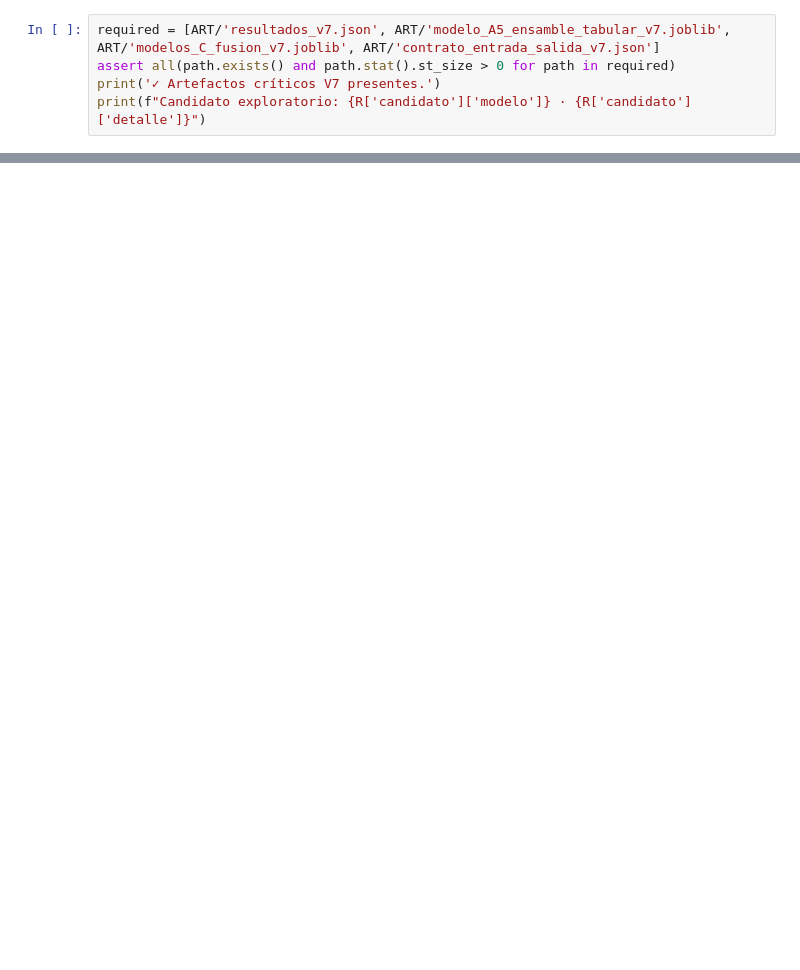
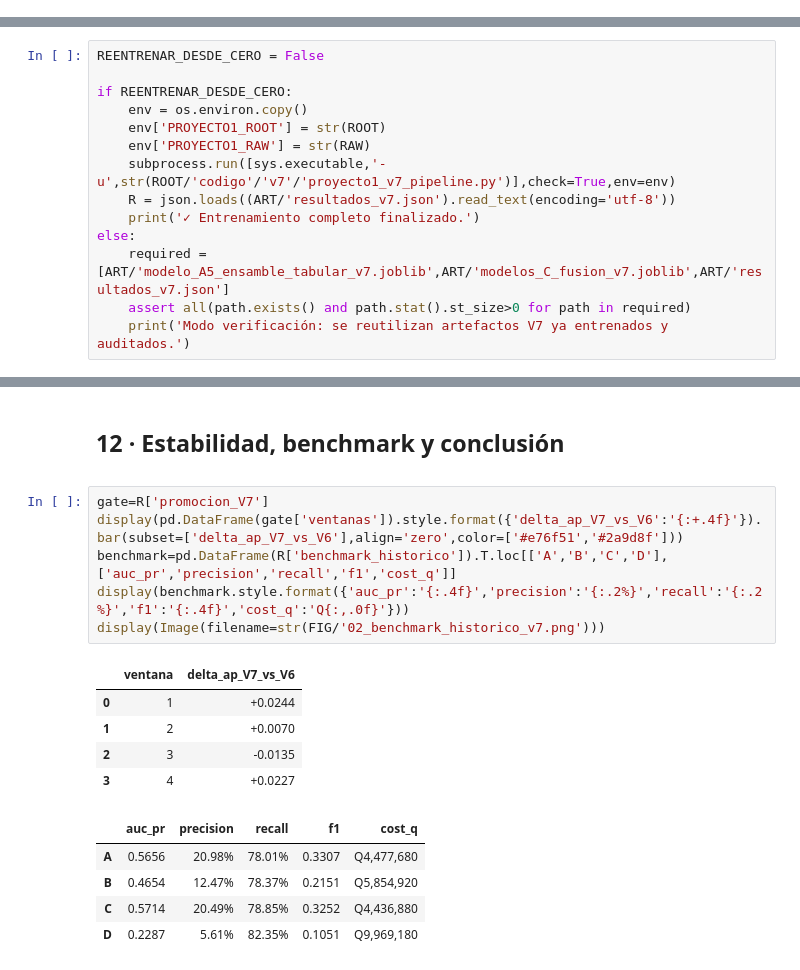
Before and after one commit to DanielBarillasM/Proyecto-1_Grupo-1_DLYSI_Sec-30, a Jupyter notebook: entregables/cuaderno/v7/proyecto1_calderon_barillas.ipynb, the cells around one changed output, grey strips where cells are left out. Cells and saved outputs as stored; diff of their text form; blank space fills up the shorter version.

```diff
--- a/entregables/cuaderno/v7/proyecto1_calderon_barillas.ipynb
+++ b/entregables/cuaderno/v7/proyecto1_calderon_barillas.ipynb
@@ -325,5 +0,0 @@ Gate de promoción: NO APROBADO. ΔAP global=+0.0111; reducción de costo=+8.68%
-# %%
-required = [ART/'resultados_v7.json', ART/'modelo_A5_ensamble_tabular_v7.joblib', ART/'modelos_C_fusion_v7.joblib', ART/'contrato_entrada_salida_v7.json']
-assert all(path.exists() and path.stat().st_size > 0 for path in required)
-print('✓ Artefactos críticos V7 presentes.')
-print(f"Candidato exploratorio: {R['candidato']['modelo']} · {R['candidato']['detalle']}")
@@ -332,0 +782,14 @@ Candidato exploratorio: A · A5_ensamble_tabular
+# %%
+REENTRENAR_DESDE_CERO = False
+
+if REENTRENAR_DESDE_CERO:
+    env = os.environ.copy()
+    env['PROYECTO1_ROOT'] = str(ROOT)
+    env['PROYECTO1_RAW'] = str(RAW)
+    subprocess.run([sys.executable,'-u',str(ROOT/'codigo'/'v7'/'proyecto1_v7_pipeline.py')],check=True,env=env)
+    R = json.loads((ART/'resultados_v7.json').read_text(encoding='utf-8'))
+    print('✓ Entrenamiento completo finalizado.')
+else:
+    required = [ART/'modelo_A5_ensamble_tabular_v7.joblib',ART/'modelos_C_fusion_v7.joblib',ART/'resultados_v7.json']
+    assert all(path.exists() and path.stat().st_size>0 for path in required)
+    print('Modo verificación: se reutilizan artefactos V7 ya entrenados y auditados.')
@@ -332,0 +820,19 @@ Candidato exploratorio: A · A5_ensamble_tabular
+# %% [markdown]
+<div class="section"><h2>12 · Estabilidad, benchmark y conclusión</h2></div>
+# %%
+gate=R['promocion_V7']
+display(pd.DataFrame(gate['ventanas']).style.format({'delta_ap_V7_vs_V6':'{:+.4f}'}).bar(subset=['delta_ap_V7_vs_V6'],align='zero',color=['#e76f51','#2a9d8f']))
+benchmark=pd.DataFrame(R['benchmark_historico']).T.loc[['A','B','C','D'],['auc_pr','precision','recall','f1','cost_q']]
+display(benchmark.style.format({'auc_pr':'{:.4f}','precision':'{:.2%}','recall':'{:.2%}','f1':'{:.4f}','cost_q':'Q{:,.0f}'}))
+display(Image(filename=str(FIG/'02_benchmark_historico_v7.png')))
+# %% [output]
+|  | ventana | delta_ap_V7_vs_V6 |
+| 0 | 1 | +0.0244 |
+| 1 | 2 | +0.0070 |
+| 2 | 3 | -0.0135 |
+| 3 | 4 | +0.0227 |
+|  | auc_pr | precision | recall | f1 | cost_q |
+| A | 0.5656 | 20.98% | 78.01% | 0.3307 | Q4,477,680 |
+| B | 0.4654 | 12.47% | 78.37% | 0.2151 | Q5,854,920 |
+| C | 0.5714 | 20.49% | 78.85% | 0.3252 | Q4,436,880 |
+| D | 0.2287 | 5.61% | 82.35% | 0.1051 | Q9,969,180 |
```
Also changed, not shown: parts of 47 cells of this notebook, 17 other files.
